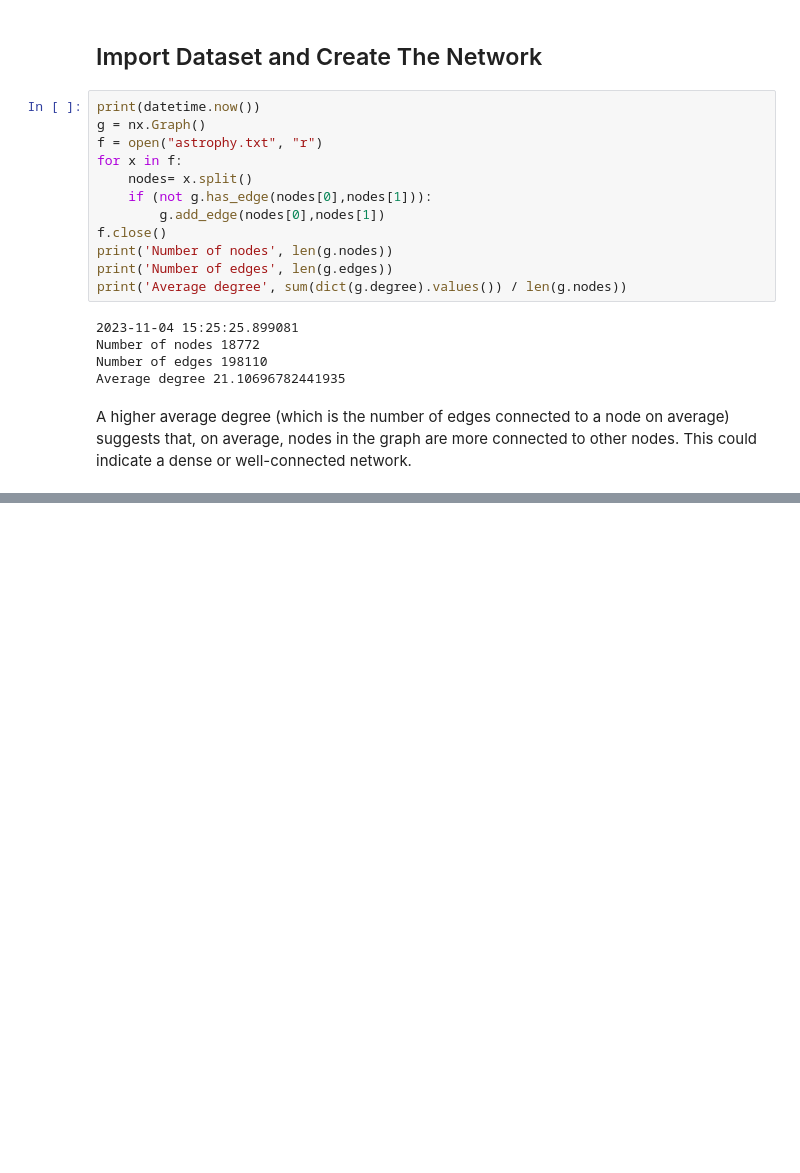
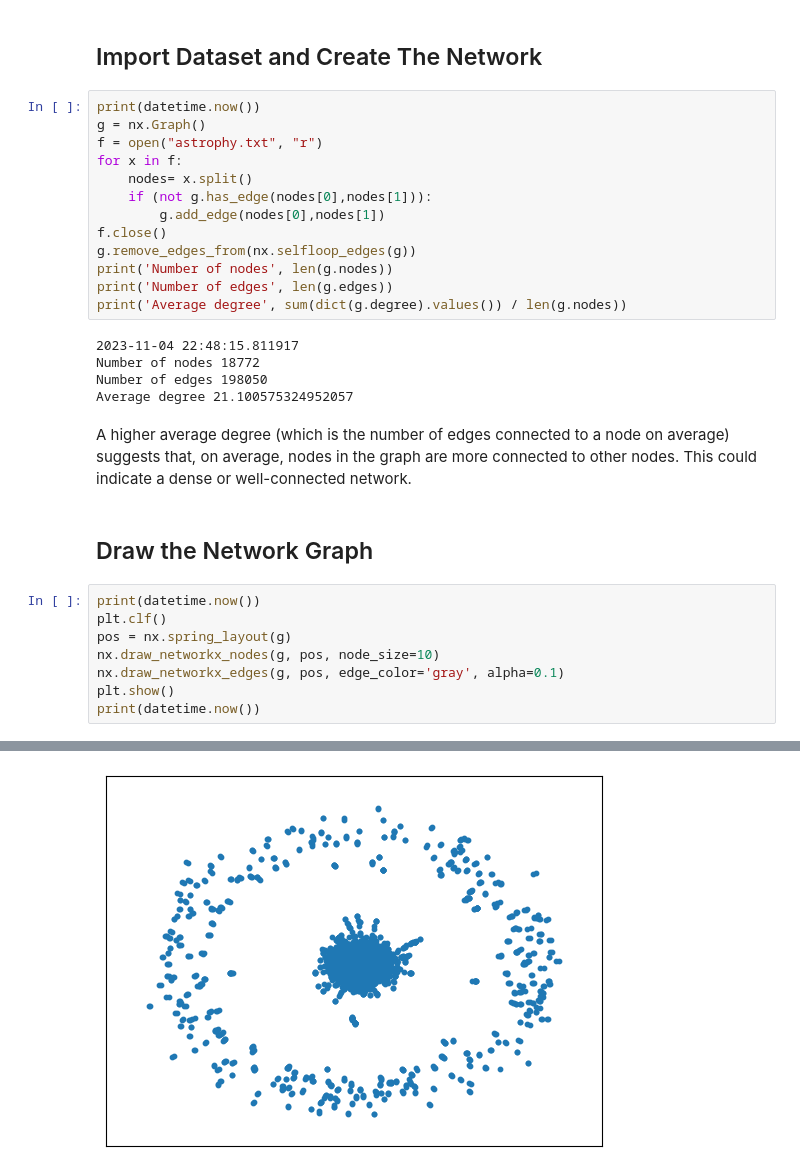
Before and after one commit to batouldiab/collaboration-astroph-network, a Jupyter notebook: astroph-network.ipynb, the cells around one changed output, grey strips where cells are left out. Cells and saved outputs as stored; diff of their text form; blank space fills up the shorter version.

```diff
--- a/astroph-network.ipynb
+++ b/astroph-network.ipynb
@@ -14,13 +18,25 @@ for x in f:
     if (not g.has_edge(nodes[0],nodes[1])):
         g.add_edge(nodes[0],nodes[1])
 f.close()
+g.remove_edges_from(nx.selfloop_edges(g))
 print('Number of nodes', len(g.nodes))
 print('Number of edges', len(g.edges))
 print('Average degree', sum(dict(g.degree).values()) / len(g.nodes))
 # %% [output]
-2023-11-04 15:25:25.899081
+2023-11-04 22:48:15.811917
 Number of nodes 18772
-Number of edges 198110
-Average degree 21.10696782441935
+Number of edges 198050
+Average degree 21.100575324952057
 # %% [markdown]
 A higher average degree (which is the number of edges connected to a node on average) suggests that, on average, nodes in the graph are more connected to other nodes. This could indicate a dense or well-connected network.
+# %% [markdown]
+## Draw the Network Graph
+# %%
+print(datetime.now())
+plt.clf()
+pos = nx.spring_layout(g)
+nx.draw_networkx_nodes(g, pos, node_size=10)
+nx.draw_networkx_edges(g, pos, edge_color='gray', alpha=0.1)
+plt.show()
+print(datetime.now())
+# %% [output]
@@ -26,0 +44 @@ A higher average degree (which is the number of edges connected to a node on ave
+[figure, added]
```
Also changed, not shown: parts of 15 cells of this notebook, 4 other files.
